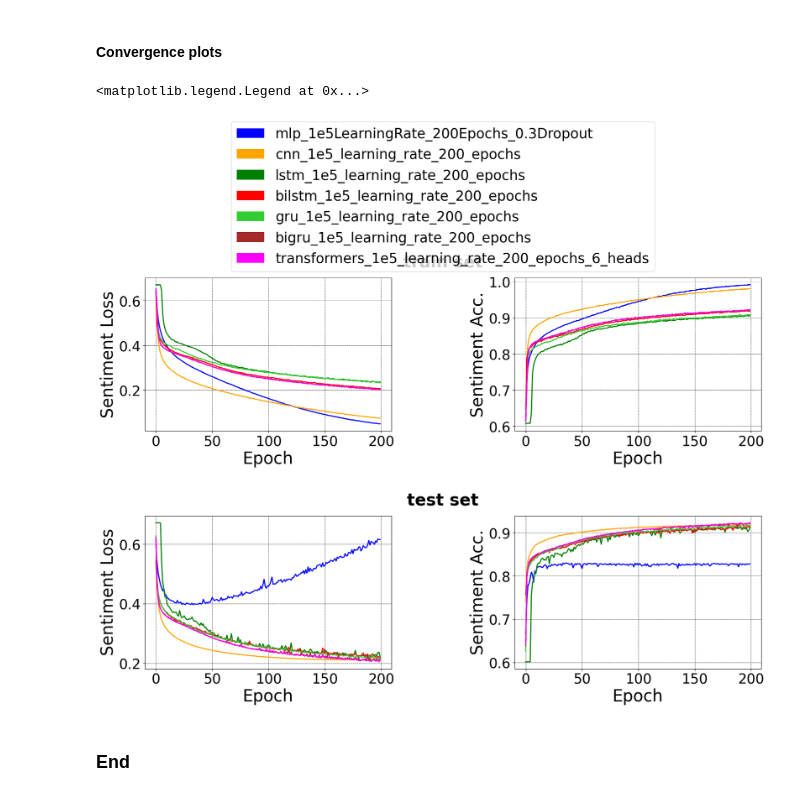
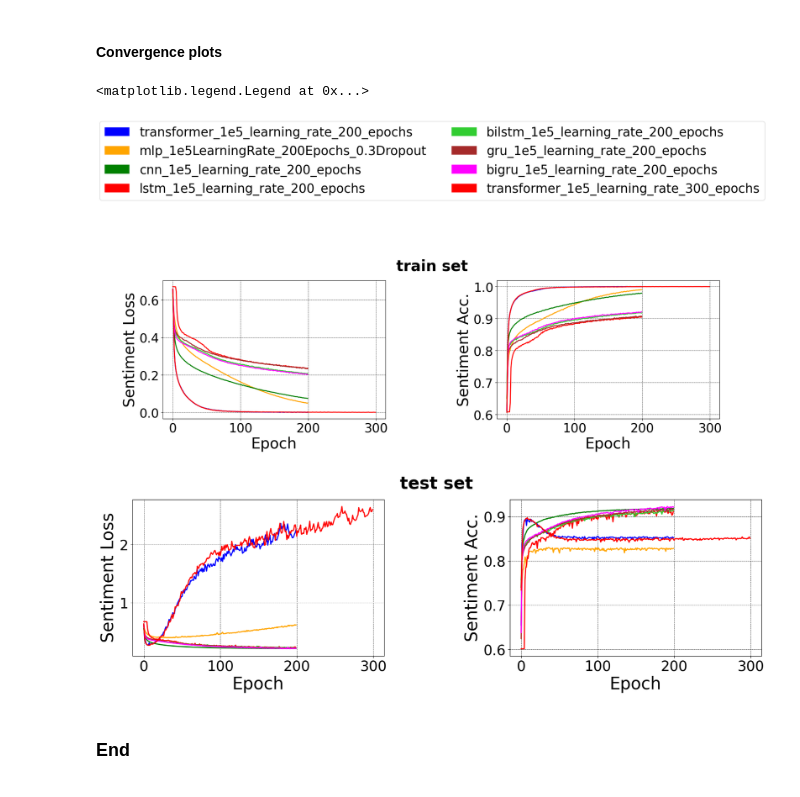
Before and after one commit to shashgpt/covid_19_twitter_SIGIR2024, a Jupyter notebook: analysis.ipynb, the cells around one changed output. Drawn from its saved outputs; the diff is of its cells as text; code cells hidden in the pictures.

```diff
--- a/analysis.ipynb
+++ b/analysis.ipynb
@@ -183,7 +183,7 @@ FLAT_CLASSIFIERS = [
 #             "transformer_higher_learning_rate",
 #             "transformer_lower_learning_rate",
 #             "transformer_1e6_learning_rate",
-#               "transformer_1e5_learning_rate_200_epochs"
+              "transformer_1e5_learning_rate_200_epochs",
 #              "mlp_1e5_learning_rate_200_epochs",
 #              "mlp_1e5_learning_rate_200_epochs_64_units",
 #              "mlp_1e5_learning_rate_200_epochs_32_units",
@@ -196,9 +196,9 @@ FLAT_CLASSIFIERS = [
              "bilstm_1e5_learning_rate_200_epochs",
              "gru_1e5_learning_rate_200_epochs",
              "bigru_1e5_learning_rate_200_epochs",
-#              "transformer_1e5_learning_rate_300_epochs"
+             "transformer_1e5_learning_rate_300_epochs"
 #              "transformers_1e5_learning_rate_200_epochs",
-             "transformers_1e5_learning_rate_200_epochs_6_heads"
+#              "transformers_1e5_learning_rate_200_epochs_6_heads"
              ]
 
 #baseline classifiers
@@ -385,36 +385,36 @@ ax_train[0].set_xlabel('Epoch')
 ax_train[0].set_ylabel('Sentiment Loss')
 ax_train[1].set_xlabel('Epoch')
 ax_train[1].set_ylabel('Sentiment Acc.')
 
 fig_test.suptitle("test set", x=0.5, y=1.0, weight="bold")
 ax_test[0].set_xlabel('Epoch')
 ax_test[0].set_ylabel('Sentiment Loss')
 ax_test[1].set_xlabel('Epoch')
 ax_test[1].set_ylabel('Sentiment Acc.')
 
 recs = []
 for i in range(len(colors)):
     recs.append(mpatches.Rectangle((0,0), 1, 1, fc=colors[i]))
-fig_train.legend(recs, legends, loc='upper center', ncol=len(legends)/4, bbox_to_anchor=(0.5, 1.7))
+fig_train.legend(recs, legends, loc='upper center', ncol=len(legends)/4, bbox_to_anchor=(0.5, 1.8))
 
 # #RMM configurations
 # fig_rmm, ax_rmm = plt.subplots(figsize=(35, 7))
 # ax_rmm.grid(color = 'black', linestyle = '--', linewidth = 0.5)
 # for index, model in enumerate(FLAT_CLASSIFIERS):
 #     colors = ["blue", "orange", "green", "red", "limegreen", "brown", "magenta", "grey"]
 #     for index_2, model in enumerate(mask_model):
 #         color = colors[index_2]
 #         with open("mask_model/assets/training_history/"+model+".pickle", 'rb') as handle:
 #             history = pickle.load(handle)
 #         history['test_dataset_one_rule_mask_accuracy_smoothed'] = smooth(history['test_dataset_one_rule_mask_accuracy'])
 #         ax_rmm.plot(history['test_dataset_one_rule_mask_accuracy_smoothed'], color=color, linewidth=4)
 # ax_rmm.set_title('RMM classifiers')
 # ax_rmm.set_xlabel('Train epoch')
 # ax_rmm.set_ylabel('Rule-mask Acc.')
 # %% [output]
 <matplotlib.legend.Legend at 0x...>
-[figure, old version]
+[figure, new version]
-[figure, old version]
+[figure, new version]
 # %% [markdown]
 ### End ###
 # %%
```
Also changed, not shown: 9 other files.
